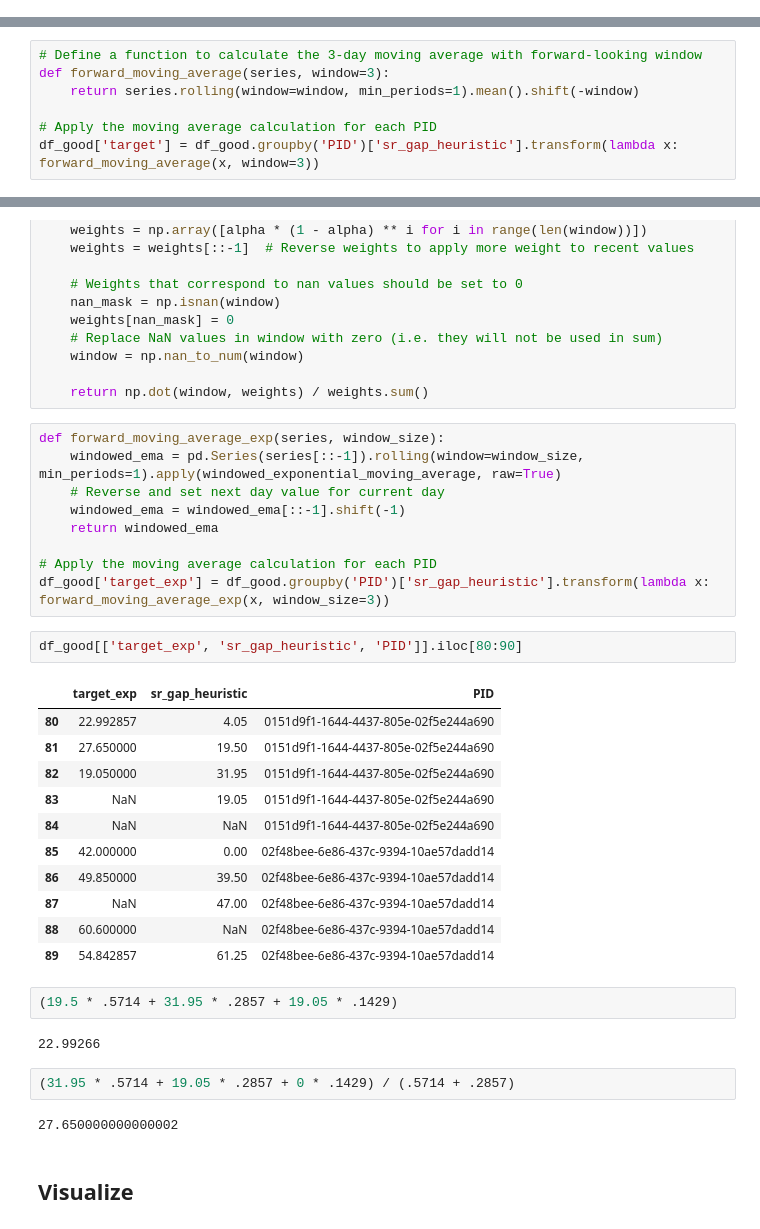
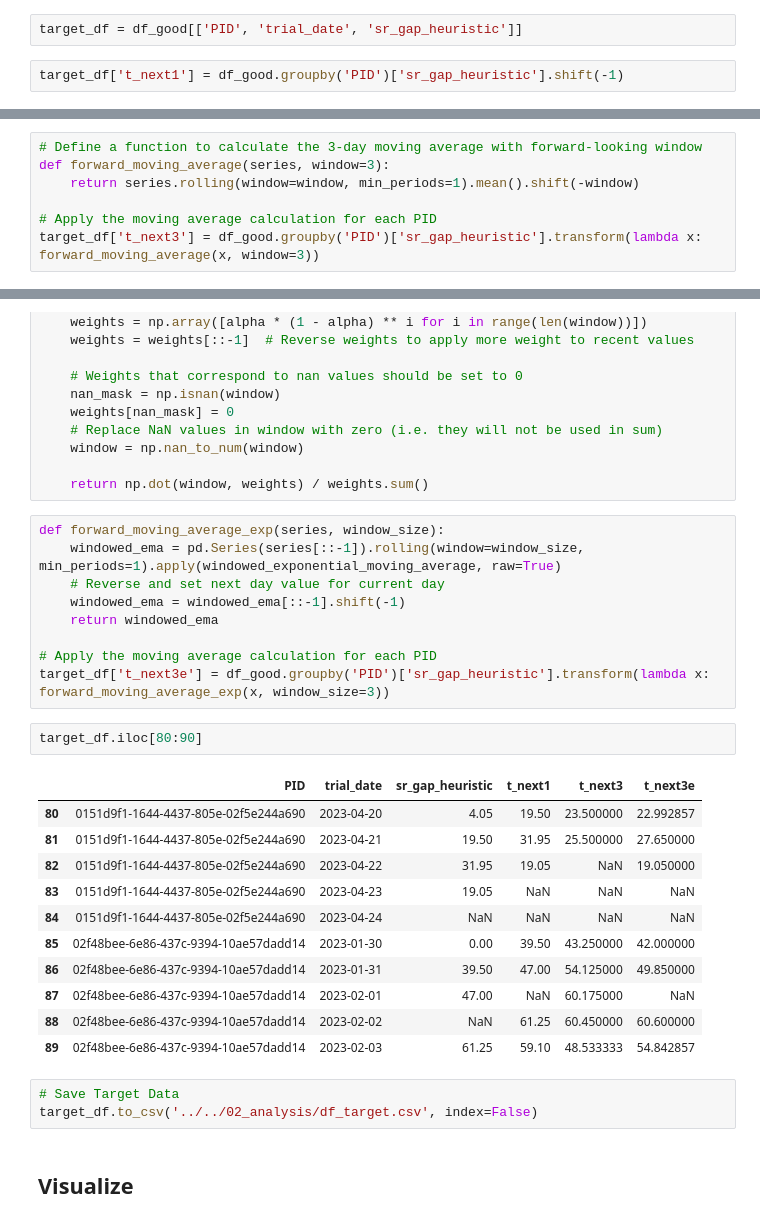
Before and after one commit to danieljwilson/3_3_experience_sampling, a Jupyter notebook: 3_3_3_data_analysis/02_analysis/Models/01_target_calculation.ipynb, the cells around one changed output, grey strips where cells are left out. Drawn from its saved outputs; the diff is of its cells as text.

```diff
--- a/3_3_3_data_analysis/02_analysis/Models/01_target_calculation.ipynb
+++ b/3_3_3_data_analysis/02_analysis/Models/01_target_calculation.ipynb
@@ -20,3 +18,7 @@ df_good = pd.read_csv('../../02_analysis/df_good.csv')
 # df = subject_df(df=df_good, sub_num=0)
 # %% [markdown]
 # Next Day Gap
+# %%
+target_df = df_good[['PID', 'trial_date', 'sr_gap_heuristic']]
+# %%
+target_df['t_next1'] = df_good.groupby('PID')['sr_gap_heuristic'].shift(-1)
@@ -30,5 +48,5 @@ def forward_moving_average(series, window=3):
     return series.rolling(window=window, min_periods=1).mean().shift(-window)
 
 # Apply the moving average calculation for each PID
-df_good['target'] = df_good.groupby('PID')['sr_gap_heuristic'].transform(lambda x: forward_moving_average(x, window=3))
+target_df['t_next3'] = df_good.groupby('PID')['sr_gap_heuristic'].transform(lambda x: forward_moving_average(x, window=3))
 # %%
@@ -82,29 +108,24 @@ def forward_moving_average_exp(series, window_size):
     return windowed_ema
 
 # Apply the moving average calculation for each PID
-df_good['target_exp'] = df_good.groupby('PID')['sr_gap_heuristic'].transform(lambda x: forward_moving_average_exp(x, window_size=3))
+target_df['t_next3e'] = df_good.groupby('PID')['sr_gap_heuristic'].transform(lambda x: forward_moving_average_exp(x, window_size=3))
 # %%
-df_good[['target_exp', 'sr_gap_heuristic', 'PID']].iloc[80:90]
+target_df.iloc[80:90]
 # %% [output]
-|  | target_exp | sr_gap_heuristic | PID |
-| 80 | 22.992857 | 4.05 | 0151d9f1-1644-4437-805e-02f5e244a690 |
-| 81 | 27.650000 | 19.50 | 0151d9f1-1644-4437-805e-02f5e244a690 |
-| 82 | 19.050000 | 31.95 | 0151d9f1-1644-4437-805e-02f5e244a690 |
-| 83 | NaN | 19.05 | 0151d9f1-1644-4437-805e-02f5e244a690 |
-| 84 | NaN | NaN | 0151d9f1-1644-4437-805e-02f5e244a690 |
-| 85 | 42.000000 | 0.00 | 02f48bee-6e86-437c-9394-10ae57dadd14 |
-| 86 | 49.850000 | 39.50 | 02f48bee-6e86-437c-9394-10ae57dadd14 |
-| 87 | NaN | 47.00 | 02f48bee-6e86-437c-9394-10ae57dadd14 |
-| 88 | 60.600000 | NaN | 02f48bee-6e86-437c-9394-10ae57dadd14 |
-| 89 | 54.842857 | 61.25 | 02f48bee-6e86-437c-9394-10ae57dadd14 |
+|  | PID | trial_date | sr_gap_heuristic | t_next1 | t_next3 | t_next3e |
+| 80 | 0151d9f1-1644-4437-805e-02f5e244a690 | 2023-04-20 | 4.05 | 19.50 | 23.500000 | 22.992857 |
+| 81 | 0151d9f1-1644-4437-805e-02f5e244a690 | 2023-04-21 | 19.50 | 31.95 | 25.500000 | 27.650000 |
+| 82 | 0151d9f1-1644-4437-805e-02f5e244a690 | 2023-04-22 | 31.95 | 19.05 | NaN | 19.050000 |
+| 83 | 0151d9f1-1644-4437-805e-02f5e244a690 | 2023-04-23 | 19.05 | NaN | NaN | NaN |
+| 84 | 0151d9f1-1644-4437-805e-02f5e244a690 | 2023-04-24 | NaN | NaN | NaN | NaN |
+| 85 | 02f48bee-6e86-437c-9394-10ae57dadd14 | 2023-01-30 | 0.00 | 39.50 | 43.250000 | 42.000000 |
+| 86 | 02f48bee-6e86-437c-9394-10ae57dadd14 | 2023-01-31 | 39.50 | 47.00 | 54.125000 | 49.850000 |
+| 87 | 02f48bee-6e86-437c-9394-10ae57dadd14 | 2023-02-01 | 47.00 | NaN | 60.175000 | NaN |
+| 88 | 02f48bee-6e86-437c-9394-10ae57dadd14 | 2023-02-02 | NaN | 61.25 | 60.450000 | 60.600000 |
+| 89 | 02f48bee-6e86-437c-9394-10ae57dadd14 | 2023-02-03 | 61.25 | 59.10 | 48.533333 | 54.842857 |
-# %%
-(19.5 * .5714 + 31.95 * .2857 + 19.05 * .1429)
-# %% [output]
-22.99266
-# %%
-(31.95 * .5714 + 19.05 * .2857 + 0 * .1429) / (.5714 + .2857)
-# %% [output]
-27.650000000000002
+# %%
+# Save Target Data
+target_df.to_csv('../../02_analysis/df_target.csv', index=False)
 # %% [markdown]
 ## Visualize
 # %%
```
Also changed, not shown: parts of 5 cells of this notebook, 9 other files.
